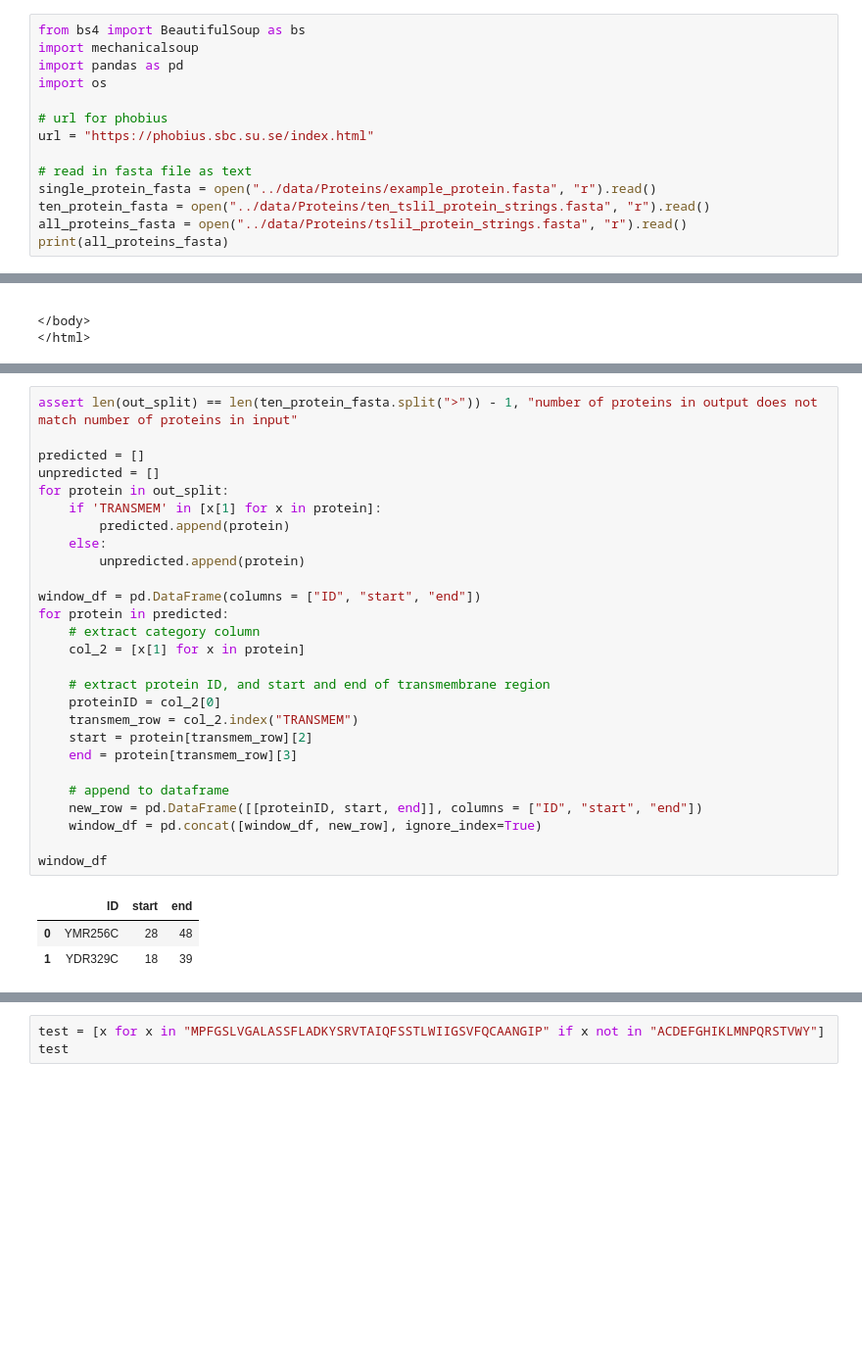
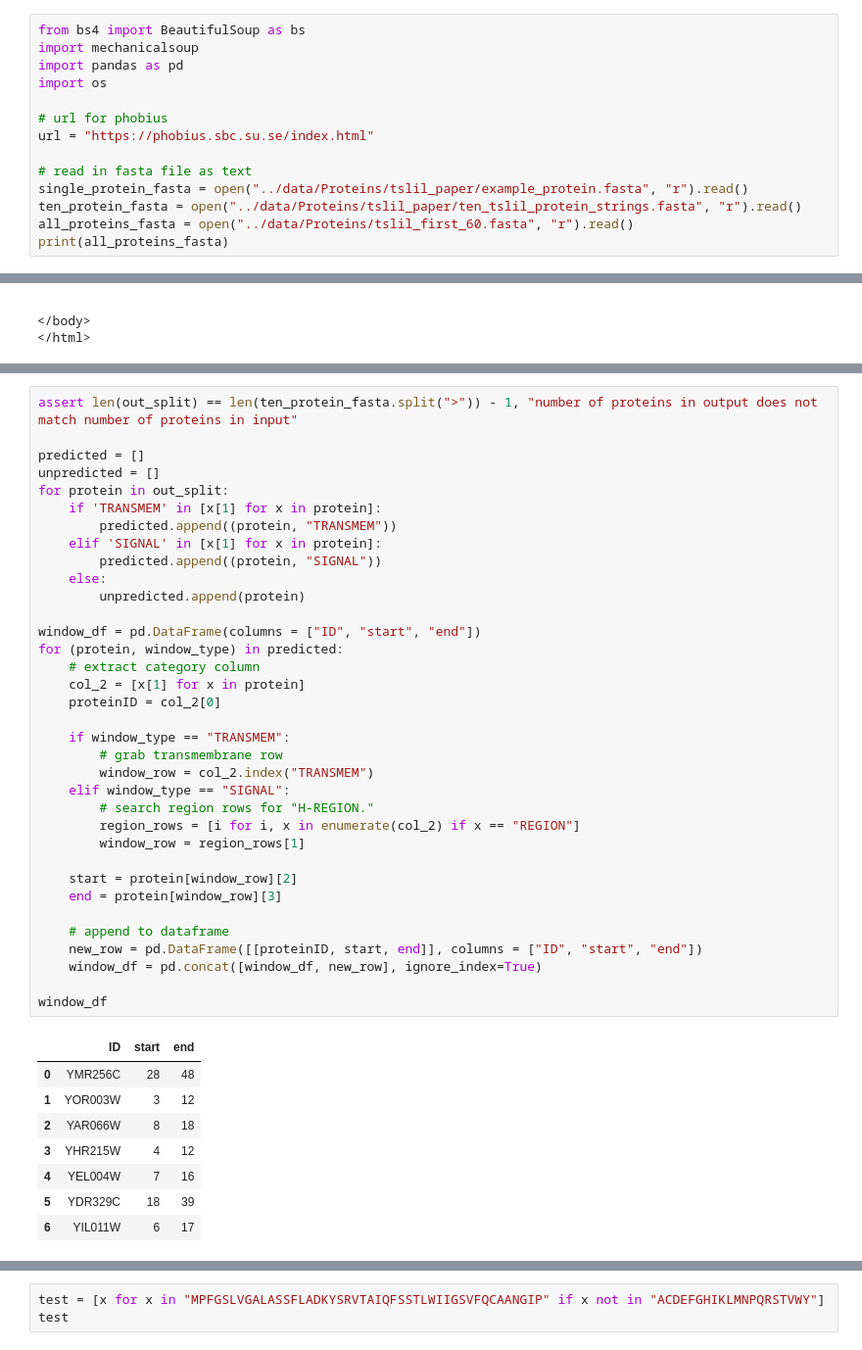
Before and after one commit to TristanSones-Dykes/SSD_SP_Motif, a Jupyter notebook: src/impl.ipynb, the cells around one changed output, grey strips where cells are left out. Shown at 98% size. Drawn from its saved outputs; the diff is of its cells as text; blank space fills up the shorter version.

```diff
--- a/src/impl.ipynb
+++ b/src/impl.ipynb
@@ -8,8 +8,8 @@ import os
 url = "https://phobius.sbc.su.se/index.html"
 
 # read in fasta file as text
-single_protein_fasta = open("../data/Proteins/example_protein.fasta", "r").read()
-ten_protein_fasta = open("../data/Proteins/ten_tslil_protein_strings.fasta", "r").read()
-all_proteins_fasta = open("../data/Proteins/tslil_protein_strings.fasta", "r").read()
+single_protein_fasta = open("../data/Proteins/tslil_paper/example_protein.fasta", "r").read()
+ten_protein_fasta = open("../data/Proteins/tslil_paper/ten_tslil_protein_strings.fasta", "r").read()
+all_proteins_fasta = open("../data/Proteins/tslil_first_60.fasta", "r").read()
 print(all_proteins_fasta)
 # %% [output]
@@ -131,34 +131,47 @@ out_split
 # %%
 assert len(out_split) == len(ten_protein_fasta.split(">")) - 1, "number of proteins in output does not match number of proteins in input"
 
 predicted = []
 unpredicted = []
 for protein in out_split:
     if 'TRANSMEM' in [x[1] for x in protein]:
-        predicted.append(protein)
+        predicted.append((protein, "TRANSMEM"))
+    elif 'SIGNAL' in [x[1] for x in protein]:
+        predicted.append((protein, "SIGNAL"))
     else:
         unpredicted.append(protein)
 
 window_df = pd.DataFrame(columns = ["ID", "start", "end"])
-for protein in predicted:
+for (protein, window_type) in predicted:
     # extract category column
     col_2 = [x[1] for x in protein]
+    proteinID = col_2[0]
 
-    # extract protein ID, and start and end of transmembrane region
-    proteinID = col_2[0]
-    transmem_row = col_2.index("TRANSMEM")
-    start = protein[transmem_row][2]
-    end = protein[transmem_row][3]
+    if window_type == "TRANSMEM":
+        # grab transmembrane row
+        window_row = col_2.index("TRANSMEM")
+    elif window_type == "SIGNAL":
+        # search region rows for "H-REGION."
+        region_rows = [i for i, x in enumerate(col_2) if x == "REGION"]
+        window_row = region_rows[1]
+
+    start = protein[window_row][2]
+    end = protein[window_row][3]
 
     # append to dataframe
     new_row = pd.DataFrame([[proteinID, start, end]], columns = ["ID", "start", "end"])
     window_df = pd.concat([window_df, new_row], ignore_index=True)
 
 window_df
 # %% [output]
 |  | ID | start | end |
 | 0 | YMR256C | 28 | 48 |
-| 1 | YDR329C | 18 | 39 |
+| 1 | YOR003W | 3 | 12 |
+| 2 | YAR066W | 8 | 18 |
+| 3 | YHR215W | 4 | 12 |
+| 4 | YEL004W | 7 | 16 |
+| 5 | YDR329C | 18 | 39 |
+| 6 | YIL011W | 6 | 17 |
 # %%
 def phobius(path: str) -> pd.DataFrame:
     fileString = open(path, "r").read()
```
Also changed, not shown: parts of 4 cells of this notebook, 16 other files.
